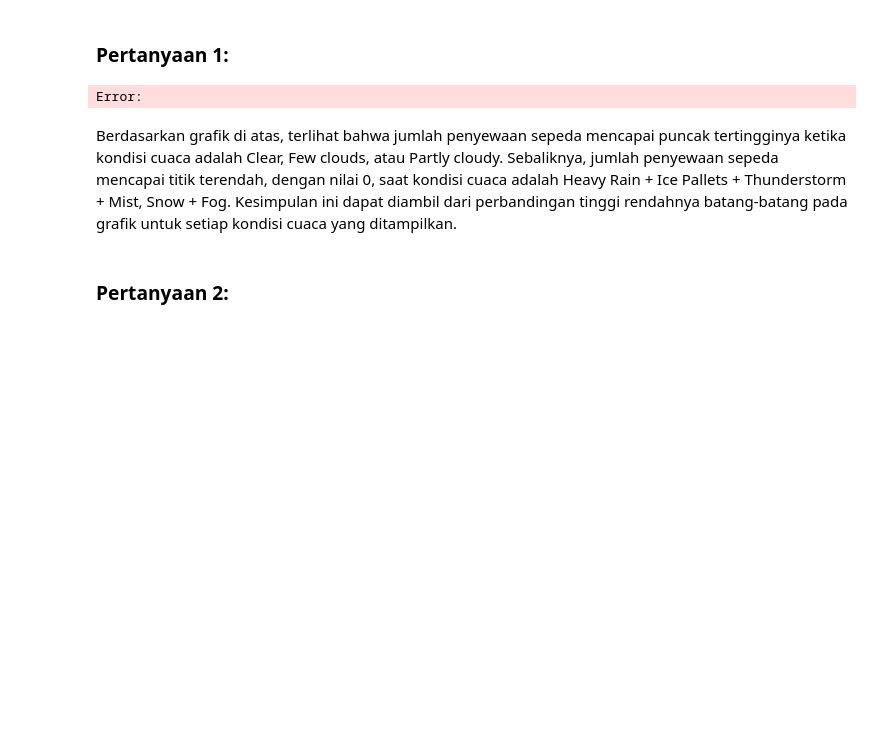
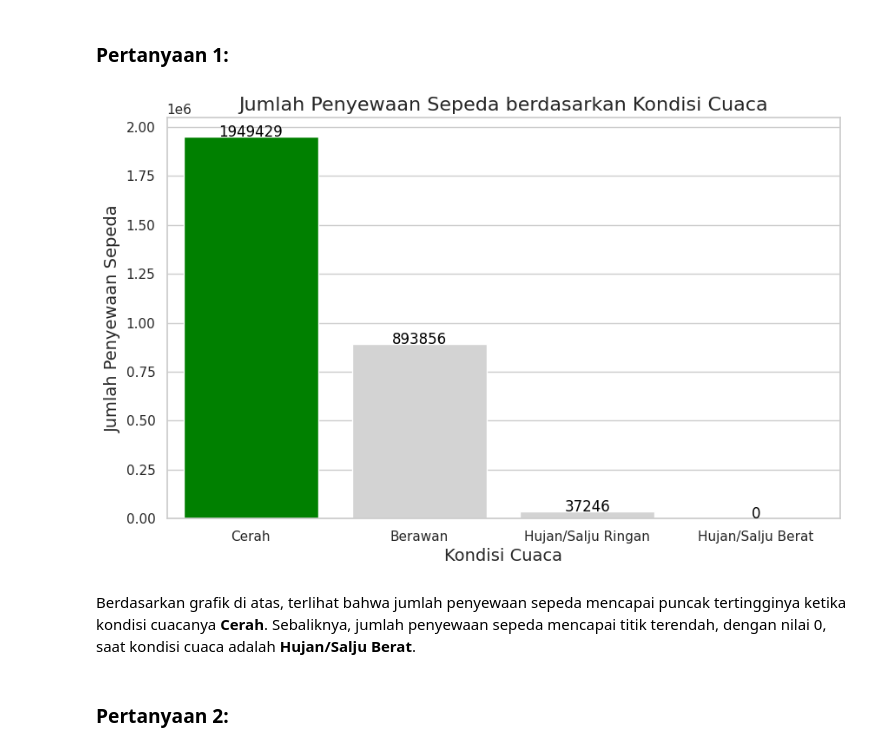
Before and after one commit to Safiqq/dicoding-streamlit, a Jupyter notebook: notebook.ipynb, the cells around one changed output. Saved outputs shown, nothing was run; the diff lists cells and outputs as text; code cells hidden in the pictures; blank space fills up the shorter version.

```diff
--- a/notebook.ipynb
+++ b/notebook.ipynb
@@ -173,33 +262,38 @@ Error:
 # %% [markdown]
 ### Pertanyaan 1:
 # %%
-# Define your custom palette
-custom_palette = sns.color_palette("pastel", n_colors=3)
-
 # Set the style and context for the plot
 sns.set(style="whitegrid")
 plt.figure(figsize=(10, 6))
 
 # Visualize the number of bike rentals for each weather condition
-ax = sns.barplot(x='weathersit', y='cnt', data=day_df_filtered, estimator=sum, errorbar=None, palette=custom_palette, dodge=False, hue='weathersit', legend=False)
+ax = sns.barplot(x='weathersit', y='cnt', data=day_df_filtered, estimator=sum, errorbar=None, color='lightgray')
+sns.barplot(x='weathersit', y='cnt', data={'weathersit': [4], 'cnt': [0]}, estimator=sum, ax=ax)
 
 # Add title and labels
 plt.title('Jumlah Penyewaan Sepeda berdasarkan Kondisi Cuaca', fontsize=16)
 plt.xlabel('Kondisi Cuaca', fontsize=14)
 plt.ylabel('Jumlah Penyewaan Sepeda', fontsize=14)
 
 # Add value annotations on top of the bars
 for p in ax.patches:
     ax.annotate(f'{p.get_height():.0f}', (p.get_x() + p.get_width() / 2., p.get_height()), ha='center', va='baseline', fontsize=12, color='black')
 
+# Set x-axis labels
+plt.xticks(ticks=[0, 1, 2, 3], labels=['Cerah', 'Berawan', 'Hujan/Salju Ringan', 'Hujan/Salju Berat'])
+
+# Set color only for the highest bar
+max_value = max([p.get_height() for p in ax.patches])
+for p in ax.patches:
+    if p.get_height() == max_value:
+        p.set_facecolor('green')  # Change the color of the highest bar
+
 # Show the plot
 plt.show()
-
-day_df_filtered[['weathersit', 'cnt']].to_csv('question_1.csv', index=False)
 # %% [output]
-Error:
+[figure, added]
 # %% [markdown]
-Berdasarkan grafik di atas, terlihat bahwa jumlah penyewaan sepeda mencapai puncak tertingginya ketika kondisi cuaca adalah Clear, Few clouds, atau Partly cloudy. Sebaliknya, jumlah penyewaan sepeda mencapai titik terendah, dengan nilai 0, saat kondisi cuaca adalah Heavy Rain + Ice Pallets + Thunderstorm + Mist, Snow + Fog. Kesimpulan ini dapat diambil dari perbandingan tinggi rendahnya batang-batang pada grafik untuk setiap kondisi cuaca yang ditampilkan.
+Berdasarkan grafik di atas, terlihat bahwa jumlah penyewaan sepeda mencapai puncak tertingginya ketika kondisi cuacanya **Cerah**. Sebaliknya, jumlah penyewaan sepeda mencapai titik terendah, dengan nilai 0, saat kondisi cuaca adalah **Hujan/Salju Berat**.
 # %% [markdown]
 ### Pertanyaan 2:
 # %%
```
Also changed, not shown: parts of 24 cells of this notebook.
